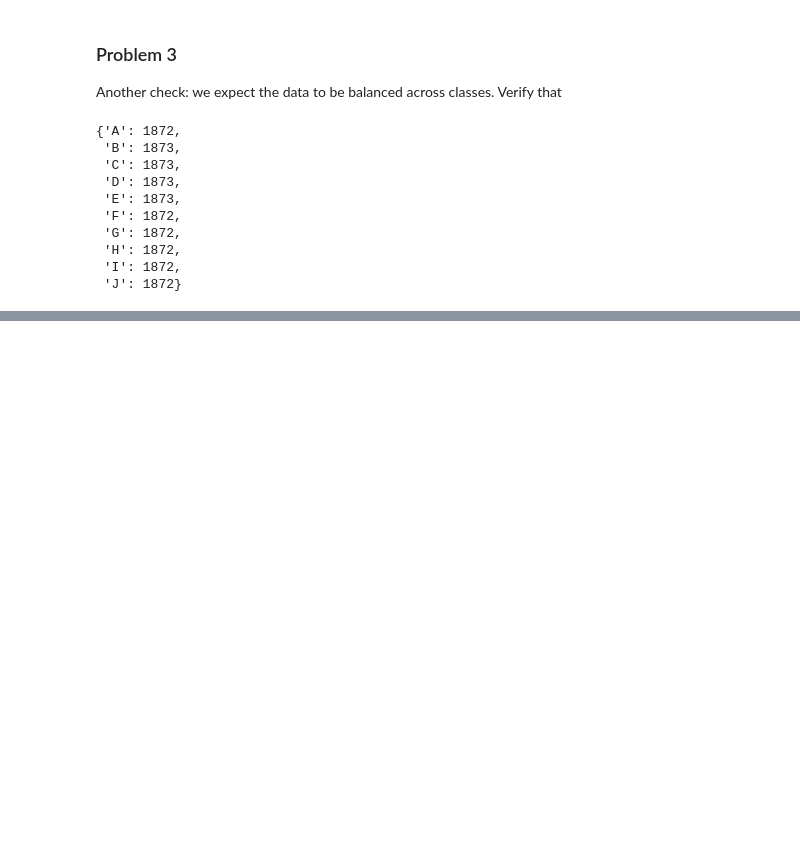
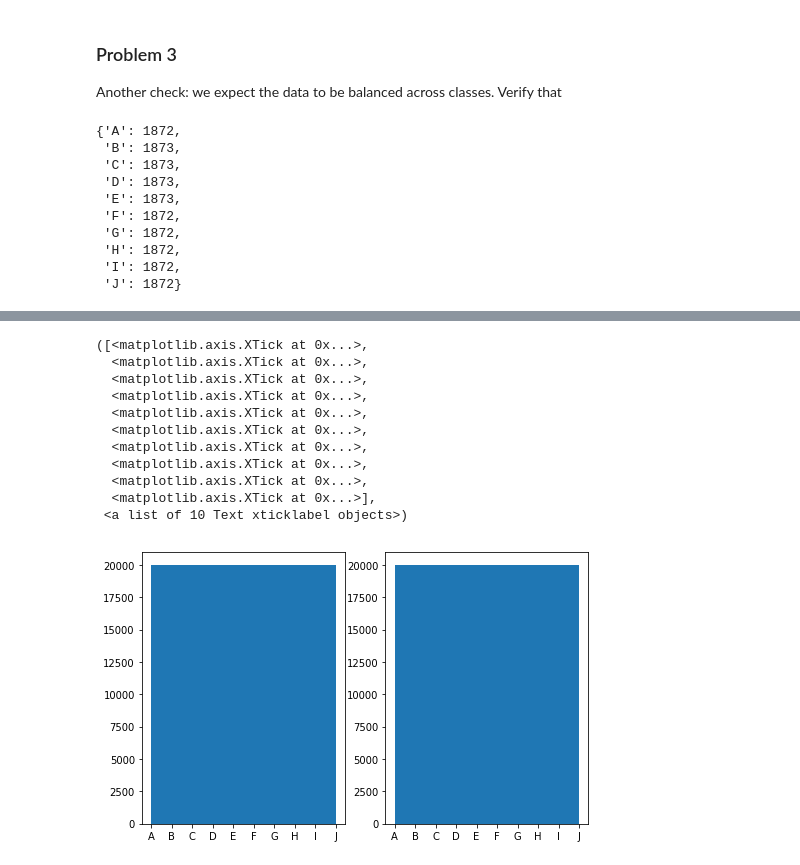
Before and after one commit to erikdao/deep-learing, a Jupyter notebook: 1_notmnist.ipynb, the cells around one changed output, grey strips where cells are left out. Drawn from its saved outputs; the diff is of its cells as text; code cells hidden in the pictures; blank space fills up the shorter version.

```diff
--- a/1_notmnist.ipynb
+++ b/1_notmnist.ipynb
@@ -261,0 +370,18 @@ plt.show()
+# %%
+fig = plt.figure(figsize=(8,5))
+
+plt.subplot(121); plt.hist(train_labels); plt.xticks(range(10), [chr(d+65) for d in range(10)])
+plt.subplot(122); plt.hist(train_labels); plt.xticks(range(10), [chr(d+65) for d in range(10)])
+# %% [output]
+([<matplotlib.axis.XTick at 0x...>,
+  <matplotlib.axis.XTick at 0x...>,
+  <matplotlib.axis.XTick at 0x...>,
+  <matplotlib.axis.XTick at 0x...>,
+  <matplotlib.axis.XTick at 0x...>,
+  <matplotlib.axis.XTick at 0x...>,
+  <matplotlib.axis.XTick at 0x...>,
+  <matplotlib.axis.XTick at 0x...>,
+  <matplotlib.axis.XTick at 0x...>,
+  <matplotlib.axis.XTick at 0x...>],
+ <a list of 10 Text xticklabel objects>)
+[figure, added]
```
Also changed, not shown: parts of 7 cells of this notebook.
